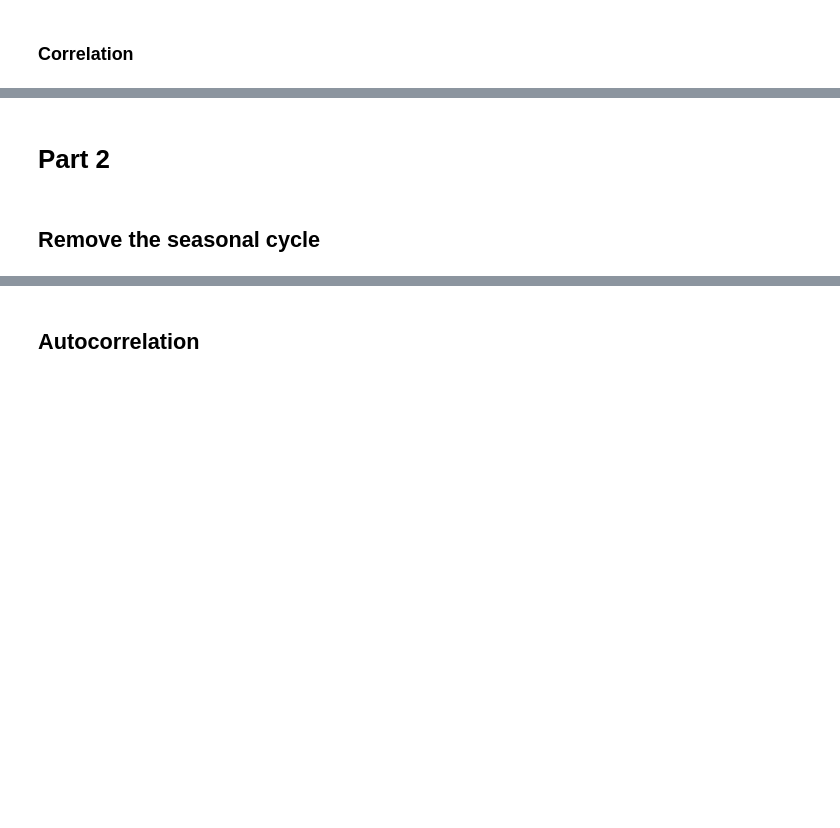
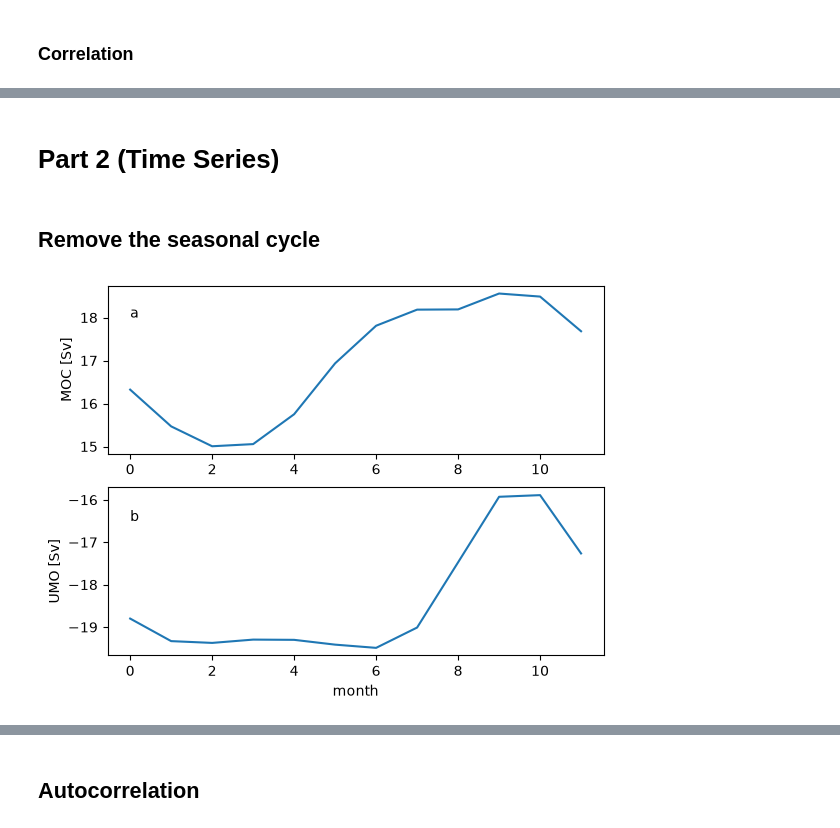
Before and after one commit to arvedlattekamp/arved-assignment2, a Jupyter notebook: notebooks/assignment2.ipynb, the cells around one changed output, grey strips where cells are left out. Saved outputs shown, nothing was run; the diff lists cells and outputs as text; code cells hidden in the pictures; blank space fills up the shorter version.

```diff
--- a/notebooks/assignment2.ipynb
+++ b/notebooks/assignment2.ipynb
@@ -109,4 +150,4 @@ plt.show()
 # %% [markdown]
-# Part 2
+# Part 2 (Time Series)
 # %% [markdown]
 ## Remove the seasonal cycle
@@ -117,2 +174,15 @@ umo_deseasoned=ct.seasonal.remove_seasonal_cycle(umo)
+# %%
+fig,ax=plt.subplots(2,1)
+ax[0].plot(moc_clim)
+ax[0].set_ylabel("MOC [Sv]")
+ax[0].text(0,18,"a")
+ax[1].plot(umo_clim)
+ax[1].set_ylabel("UMO [Sv]")
+ax[1].set_xlabel("month")
+ax[1].text(0,-16.5,"b")
+
+plt.savefig(r"../figures/assignment2/seasonal_cycles.png")
+# %% [output]
+[figure, added]
 # %%
 fig,ax=plt.subplots(2,1,figsize=(15,7))
```
Also changed, not shown: parts of 18 cells of this notebook, 19 other files.
